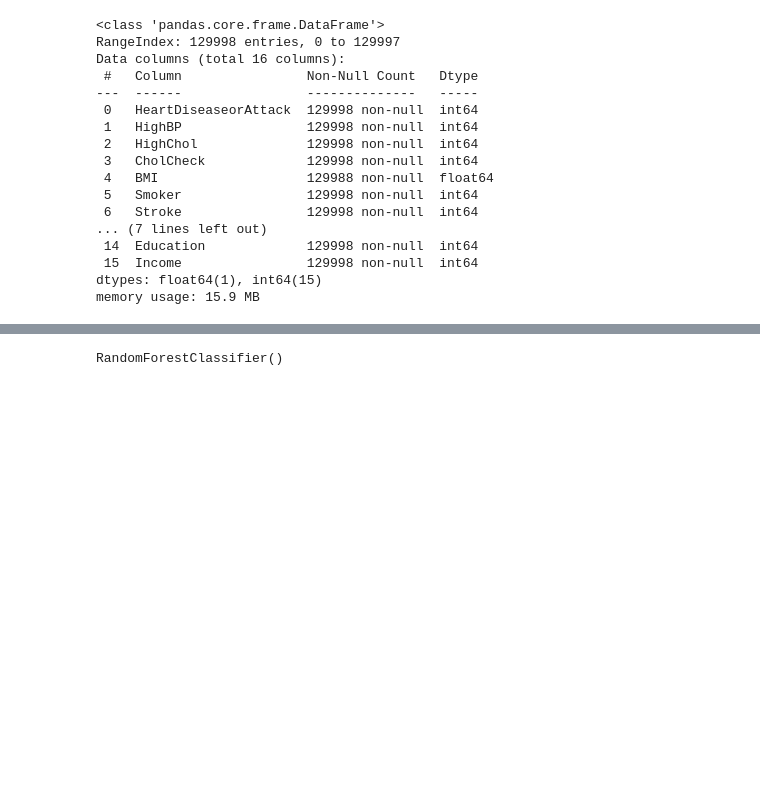
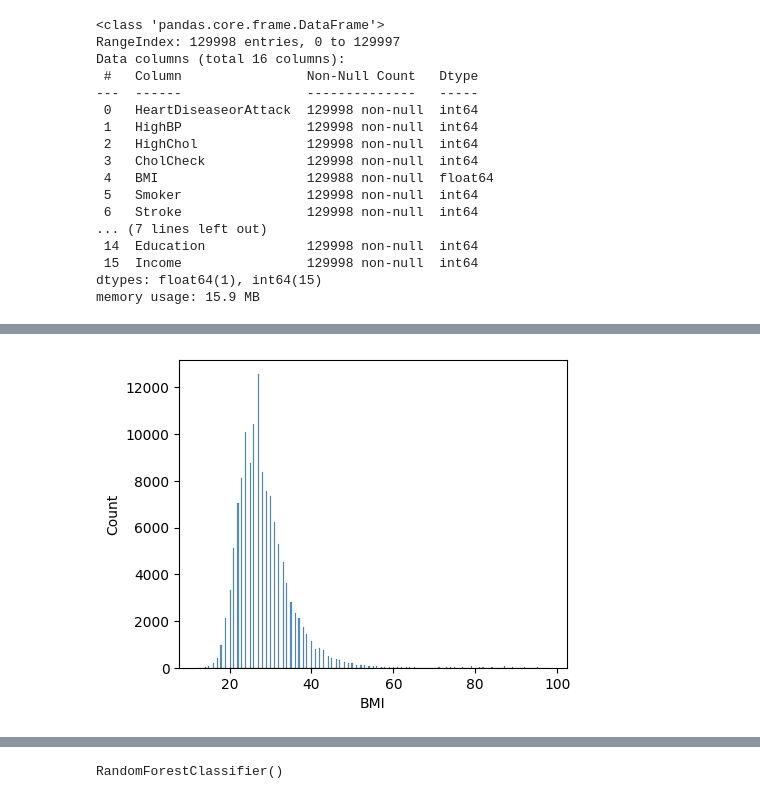
Before and after one commit to deveshpatwa/Machine_learning, a Jupyter notebook: Heart attack prediction/Project code.ipynb, the cells around one changed output, grey strips where cells are left out. Cells and saved outputs as stored; diff of their text form; code cells hidden in the pictures; blank space fills up the shorter version.

```diff
--- a/Heart attack prediction/Project code.ipynb
+++ b/Heart attack prediction/Project code.ipynb
@@ -66,0 +90,6 @@ df.head()
+# %%
+plt.figure(figsize=(5,4))
+sns.histplot(x=df['BMI'])
+plt.show()
+# %% [output]
+[figure, added]
```
Also changed, not shown: parts of 15 cells of this notebook, 1 other file.
